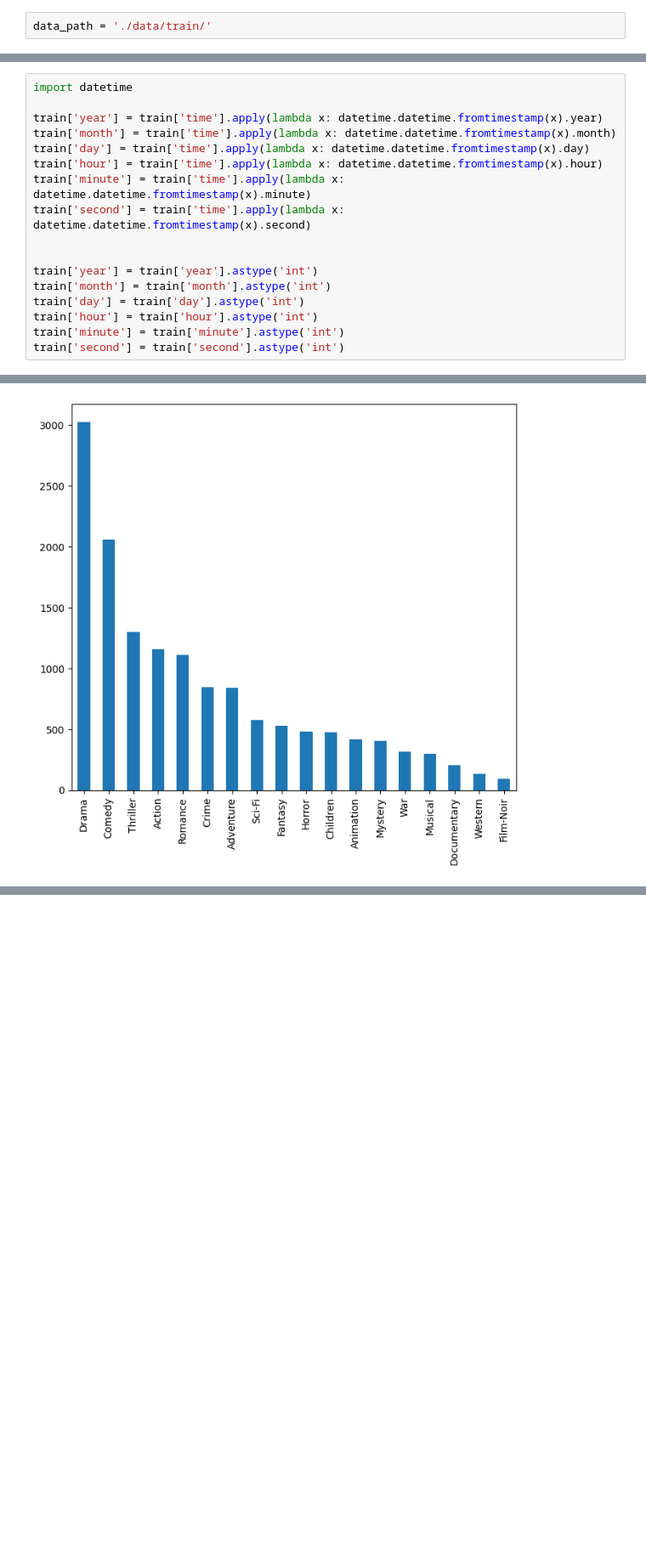
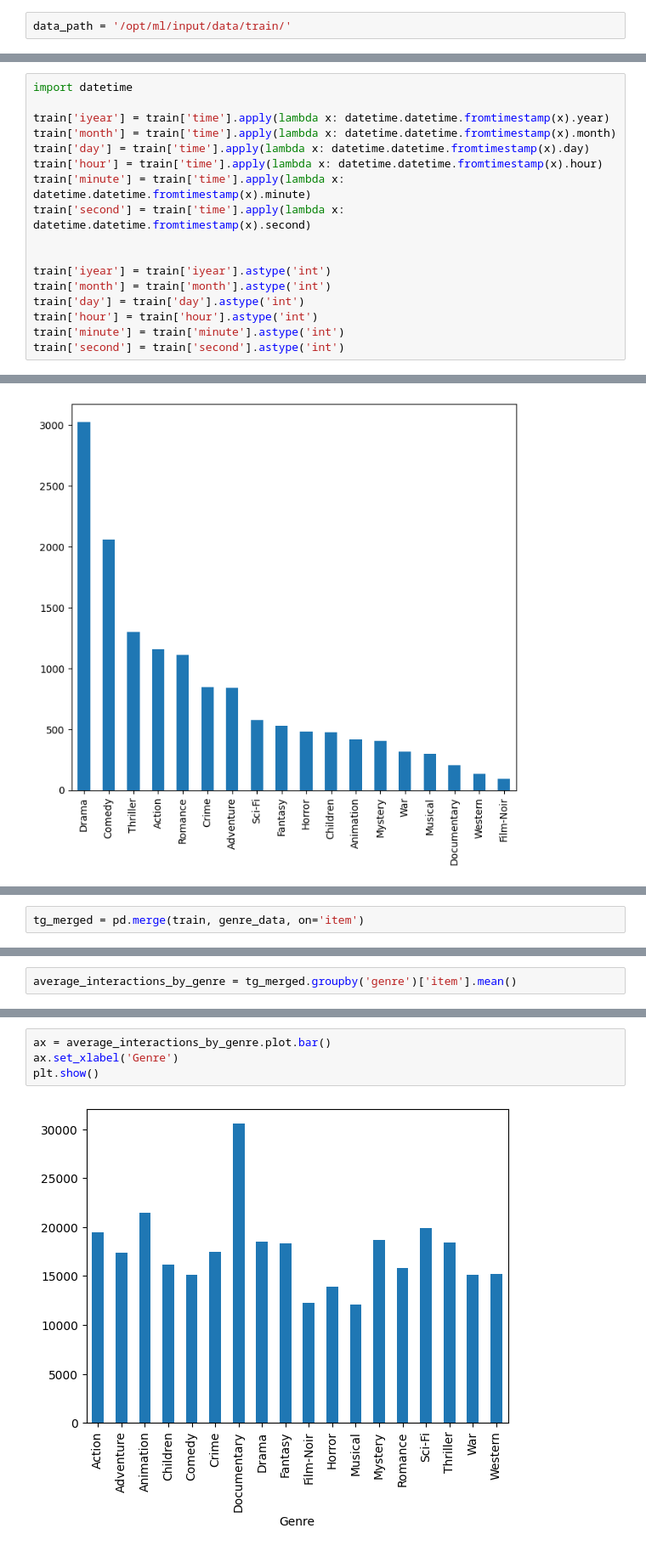
Before and after one commit to boostcampaitech4lv23recsys1/level2_movierecommendation_recsys-level2-recsys-05, a Jupyter notebook: eda/EDA_PYU.ipynb, the cells around one changed output, grey strips where cells are left out. Shown at 85% size. Drawn from its saved outputs; the diff is of its cells as text; blank space fills up the shorter version.

```diff
--- a/eda/EDA_PYU.ipynb
+++ b/eda/EDA_PYU.ipynb
@@ -6,7 +6,7 @@ import os
 import matplotlib as mpl
 import matplotlib.pyplot as plt
 # %%
-data_path = './data/train/'
+data_path = '/opt/ml/input/data/train/'
 # %%
 train = pd.read_csv(data_path + 'train_ratings.csv')
 year_data = pd.read_csv(os.path.join(data_path, 'years.tsv'), sep='\t')
@@ -81,7 +81,7 @@ train['item'].value_counts()[100:].hist(bins=100)
 # %%
 import datetime
 
-train['year'] = train['time'].apply(lambda x: datetime.datetime.fromtimestamp(x).year)
+train['iyear'] = train['time'].apply(lambda x: datetime.datetime.fromtimestamp(x).year)
 train['month'] = train['time'].apply(lambda x: datetime.datetime.fromtimestamp(x).month)
 train['day'] = train['time'].apply(lambda x: datetime.datetime.fromtimestamp(x).day)
 train['hour'] = train['time'].apply(lambda x: datetime.datetime.fromtimestamp(x).hour)
@@ -89,7 +89,7 @@ train['minute'] = train['time'].apply(lambda x: datetime.datetime.fromtimestamp(
 train['second'] = train['time'].apply(lambda x: datetime.datetime.fromtimestamp(x).second)
 
 
-train['year'] = train['year'].astype('int')
+train['iyear'] = train['iyear'].astype('int')
 train['month'] = train['month'].astype('int')
 train['day'] = train['day'].astype('int')
 train['hour'] = train['hour'].astype('int')
@@ -238,0 +239,2 @@ directorsgenre = director_genre_df.groupby(['director', 'genre'])
+# %%
+tg_merged = pd.merge(train, genre_data, on='item')
@@ -238,0 +250,2 @@ directorsgenre = director_genre_df.groupby(['director', 'genre'])
+# %%
+average_interactions_by_genre = tg_merged.groupby('genre')['item'].mean()
@@ -238,0 +275,6 @@ directorsgenre = director_genre_df.groupby(['director', 'genre'])
+# %%
+ax = average_interactions_by_genre.plot.bar()
+ax.set_xlabel('Genre')
+plt.show()
+# %% [output]
+[figure, added]
```
Also changed, not shown: parts of 21 cells of this notebook.
